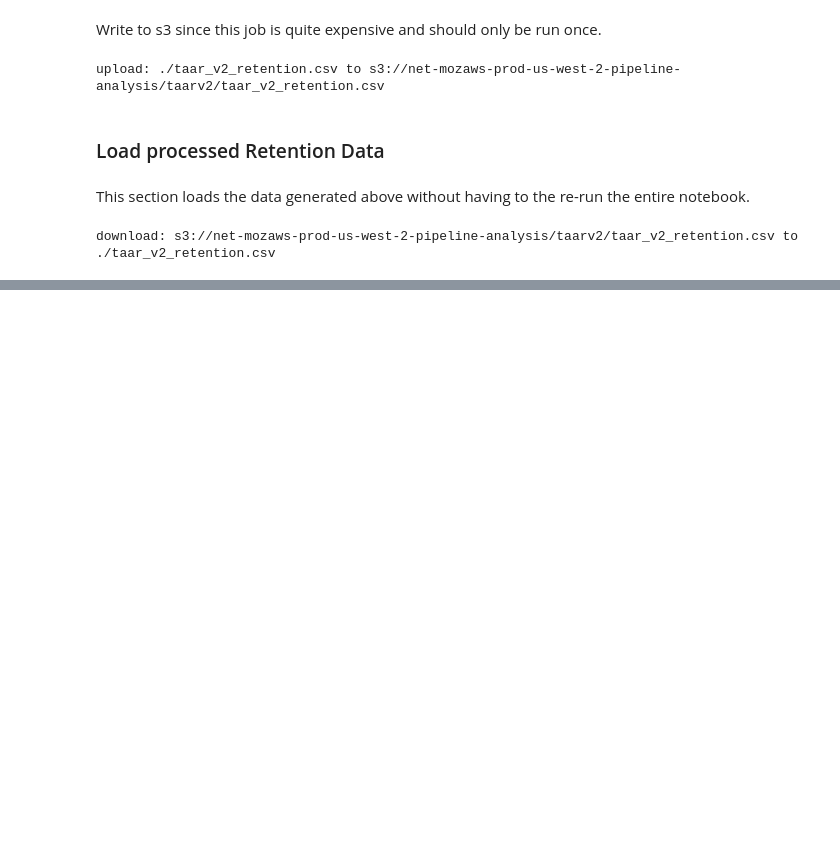
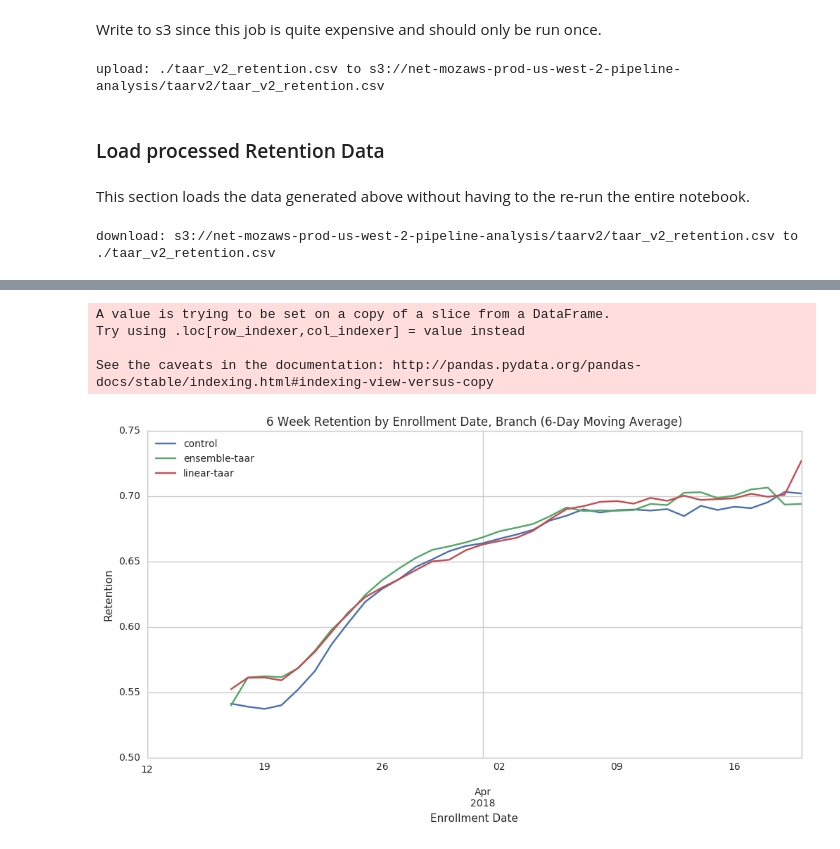
Before and after one commit to mozilla/taar, a Jupyter notebook: analysis/TAARExperimentV2Retention.ipynb, the cells around one changed output, grey strips where cells are left out. Drawn from its saved outputs; the diff is of its cells as text; code cells hidden in the pictures; blank space fills up the shorter version.

```diff
--- a/analysis/TAARExperimentV2Retention.ipynb
+++ b/analysis/TAARExperimentV2Retention.ipynb
@@ -114,4 +155,4 @@ enrollment_dates = clean_data.groupby("client_id", "branch").agg(F.min('submissi
 # %%
 # join main_summary to exp data
-joined = ms.select("submission_date_s3", "client_id", "locale").join(enrollment_dates, on="client_id")
+joined = enrollment_dates.join(ms.select("submission_date_s3", "client_id"), on="client_id", how='left')
 # %%
@@ -195,0 +242,38 @@ ret[ret.period == 6.0].sort_values("retention", ascending=False)
+# %%
+day_over_day_retention = []
+for i in range(40):
+    d = date_plus_x_days("20180312", i)
+    joinedx = joined.filter("enrollment_date = '{}'".format(d))
+    ret_dfx = get_retention(joinedx)
+    week6 = ret_dfx[ret_dfx.period == 6.0]
+    for b, data in week6.groupby("branch"):
+        x = {
+            'branch': b,
+            'ret': data['retention'].values[0],
+            'date': d
+        }
+        day_over_day_retention.append(x)
+# %%
+day_over_day_retention_df = pd.DataFrame(day_over_day_retention)
+day_over_day_retention_df.date = (
+    pd.to_datetime(day_over_day_retention_df.date, format='%Y%m%d'))
+
+plt.rcParams['figure.figsize'] = (12, 6)
+fig, ax = plt.subplots()
+for group, data in day_over_day_retention_df.groupby("branch"):
+    data['ma'] = data.ret.rolling(window=6).mean()
+    (data.sort_values("date")
+         .plot(x='date',
+               y='ma',
+               ax=ax,
+               label=group))
+plt.ylabel("Retention")
+plt.xlabel("Enrollment Date")
+plt.title("6 Week Retention by Enrollment Date, Branch (6-Day Moving Average)")
+plt.show()
+# %% [output]
+A value is trying to be set on a copy of a slice from a DataFrame.
+Try using .loc[row_indexer,col_indexer] = value instead
+
+See the caveats in the documentation: http://pandas.pydata.org/pandas-docs/stable/indexing.html#indexing-view-versus-copy
+[figure, added]
```
Also changed, not shown: parts of 29 cells of this notebook.
